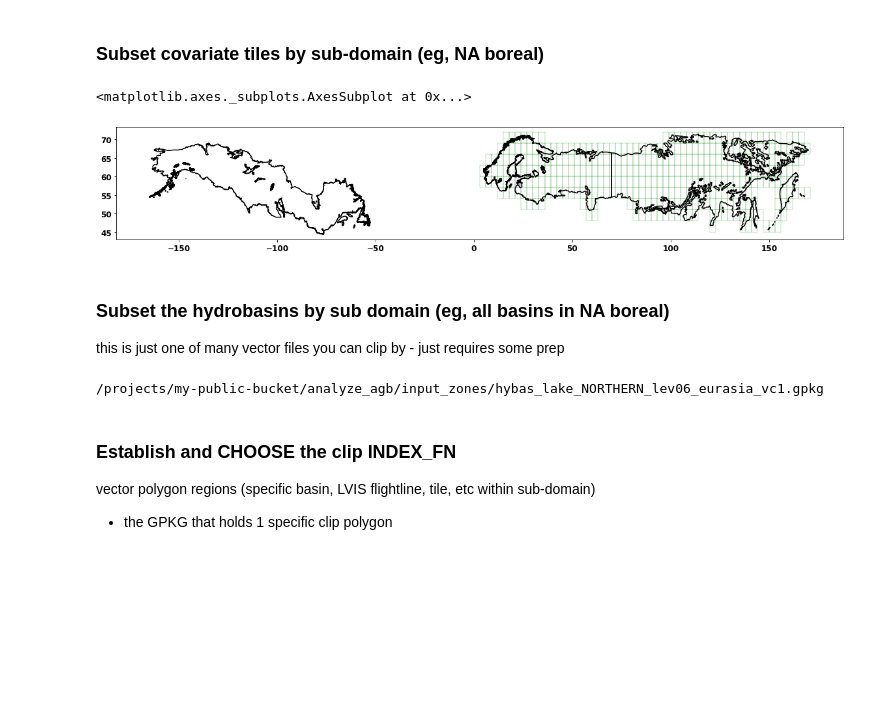
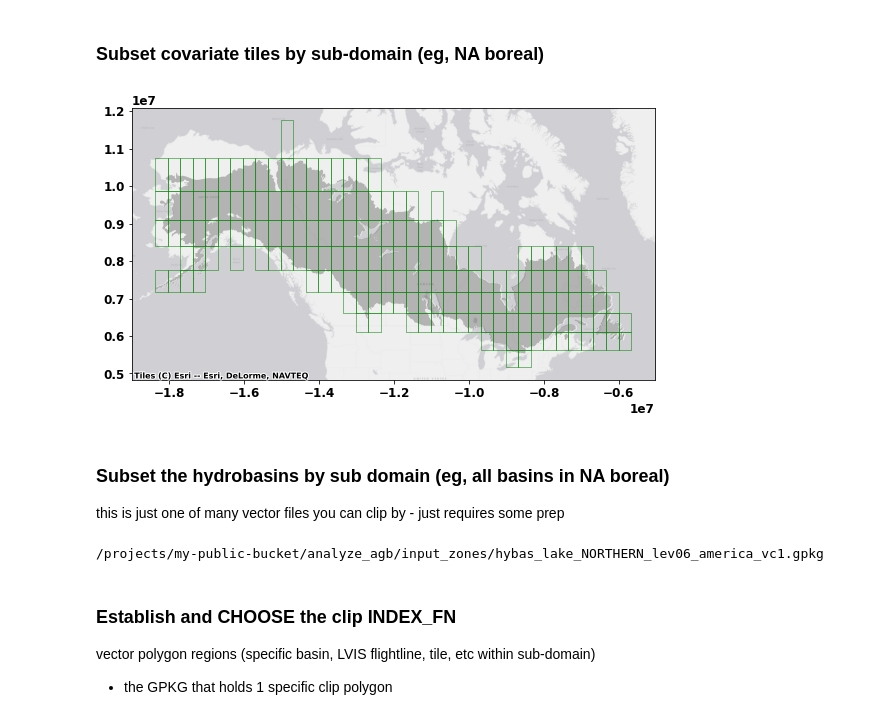
Before and after one commit to pahbs/maap_tools, a Jupyter notebook: notebooks/extent_stack.ipynb, the cells around one changed output. Cells and saved outputs as stored; diff of their text form; code cells hidden in the pictures; blank space fills up the shorter version.

```diff
--- a/notebooks/extent_stack.ipynb
+++ b/notebooks/extent_stack.ipynb
@@ -128,6 +128,6 @@ if False:
 
 # Get boreal domain from wwf
 boreal_gdf = gpd.read_file('/projects/my-public-bucket/analyze_agb/input_zones/wwf_circumboreal_Dissolve.geojson')
-ax = boreal_gdf.boundary.plot(color='black', figsize=(20,5))
-ctx.add_basemap(ax,  source="http://services.arcgisonline.com/ArcGIS/rest/services/Canvas/World_Light_Gray_Base/MapServer/tile/{z}/{y}/{x}")
+ax = boreal_gdf.to_crs(3857).plot(alpha=0.25, color='black', figsize=(20,5))
+ctx.add_basemap(ax, source = ctx.providers.Esri.WorldGrayCanvas)
 # %% [output]
@@ -144,6 +144,7 @@ boreal_gdf['dissolve_field'] = 'for intersect'
 # Do a dissolve so that there is only 1 polygon to intersect; .iloc[0]
 selector = covar_footprint_tiles.intersects(boreal_gdf.dissolve(by='dissolve_field').iloc[0].geometry)
 covar_footprint_tiles_subset = covar_footprint_tiles[selector]
-ax = covar_footprint_tiles_subset.boundary.plot(linewidth=0.25, color='green', figsize=(20,5))
-boreal_gdf.boundary.plot(color='black', ax=ax)
+ax = covar_footprint_tiles_subset.to_crs(3857).boundary.plot(linewidth=0.5, color='green', figsize=(20,5))
+ax = boreal_gdf.to_crs(3857).plot(alpha=0.25, color='black', ax=ax)
+ctx.add_basemap(ax, source = ctx.providers.Esri.WorldGrayCanvas)
 # %% [output]
@@ -152,26 +152,26 @@ boreal_gdf.boundary.plot(color='black', ax=ax)
 # %% [markdown]
 ### Subset covariate tiles by sub-domain (eg, NA boreal)
 # %%
-SUB_DOMAIN = 'eurasia'#'america' #eurasia
+SUB_DOMAIN = 'america' #eurasia
 
 tile_group_region_string = tile_group_region_string + '_' + SUB_DOMAIN
 
 if 'america' in SUB_DOMAIN:
     xmin, xmax, ymin, ymax = [-179, -50, 30, 90]
 if 'eurasia' in SUB_DOMAIN:
     xmin, xmax, ymin, ymax = [-20, 179, 30, 90]
 
 SUB_DOMAIN_selection_geometry = boreal_gdf.cx[xmin:xmax, ymin:ymax].iloc[0].geometry
 
 # Do a dissolve so that there is only 1 polygon to intersect; .iloc[0]
 selector = covar_footprint_tiles_subset.intersects(SUB_DOMAIN_selection_geometry)
 
 covar_footprint_tiles_subset = covar_footprint_tiles_subset[selector]
-ax = covar_footprint_tiles_subset.boundary.plot(linewidth=0.25, color='green', figsize=(20,5))
-boreal_gdf.boundary.plot(color='black', ax=ax)
+ax = covar_footprint_tiles_subset.to_crs(3857).boundary.plot(linewidth=0.5, color='green', figsize=(20,5))
+ax = boreal_gdf.cx[xmin:xmax, ymin:ymax].to_crs(3857).plot(alpha=0.25, color='black', ax=ax)
+ctx.add_basemap(ax, source = ctx.providers.Esri.WorldGrayCanvas)
 # %% [output]
-<matplotlib.axes._subplots.AxesSubplot at 0x...>
-[figure, old version]
+[figure, new version]
 # %%
 # cog bands dict
 bands_dict = {'1': 'esa_worldcover_v100_2020'
@@ -191,7 +191,7 @@ if not os.path.isfile(OUT_HYBAS_NORTHERN_FN):
    # pd.concat([gpd.read_file(f) for f in glob.glob(f'/projects/my-public-bucket/analyze_agb/hydrobasins/hybas_lake_*_{HYBAS_LEVEL_STR}_v1c.shp')]).to_file(OUT_HYBAS_GLOBAL_FN, driver='GPKG')
 print(f"{OUT_HYBAS_NORTHERN_FN}")
 # %% [output]
-/projects/my-public-bucket/analyze_agb/input_zones/hybas_lake_NORTHERN_lev06_eurasia_vc1.gpkg
+/projects/my-public-bucket/analyze_agb/input_zones/hybas_lake_NORTHERN_lev06_america_vc1.gpkg
 # %% [markdown]
 ### Establish and CHOOSE the clip INDEX_FN
 vector polygon regions (specific basin, LVIS flightline, tile, etc within sub-domain)
```
Also changed, not shown: parts of 16 cells of this notebook, 1 other file.
